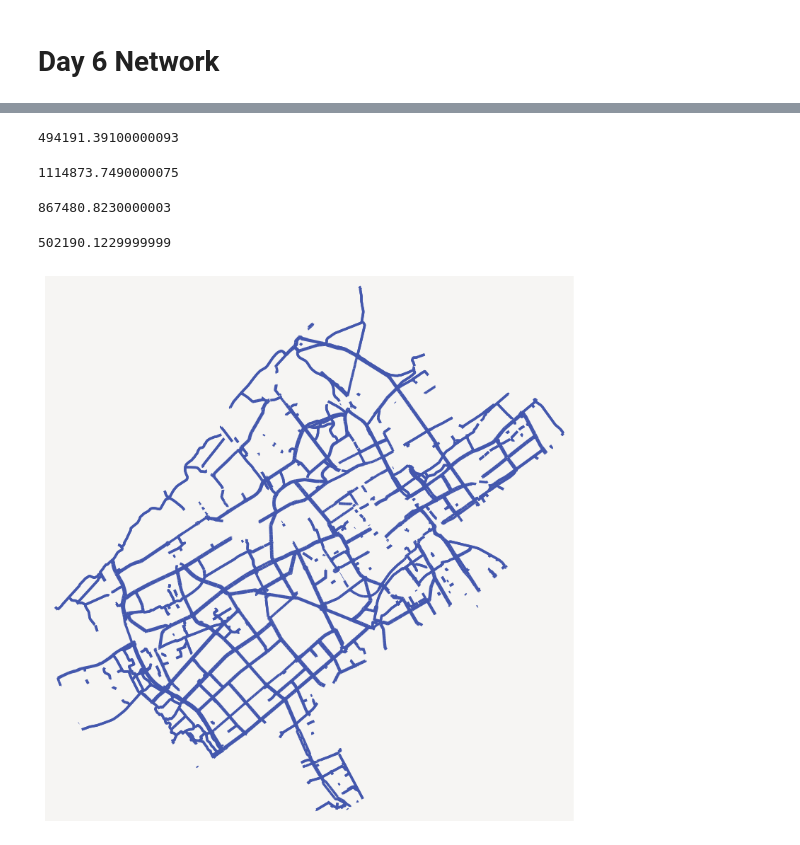
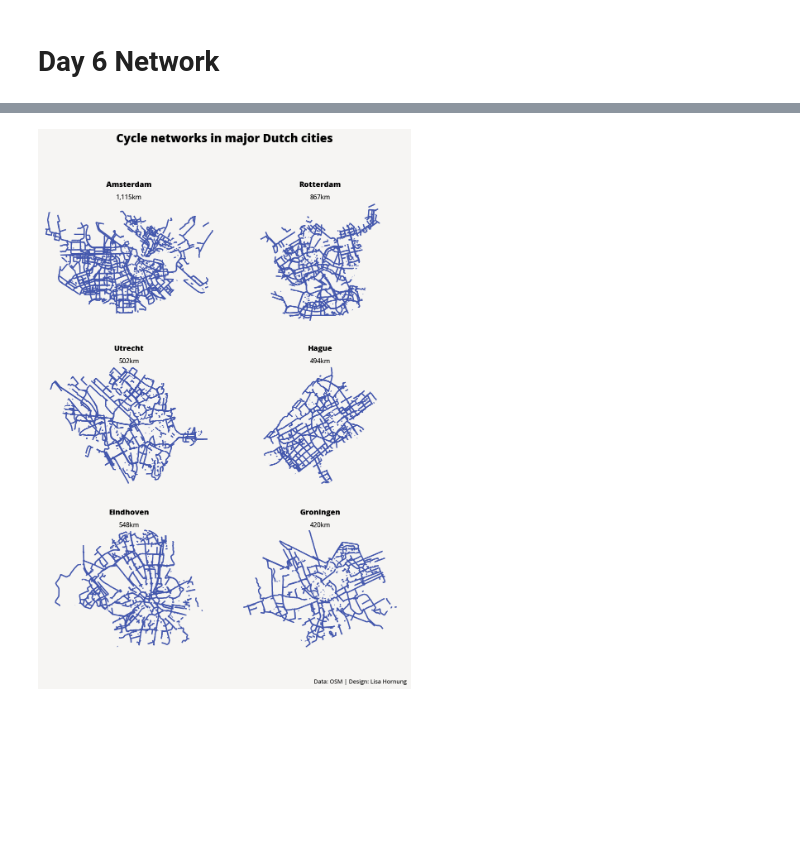
Before and after one commit to Lisa-Ho/30-day-map-challenge, a Jupyter notebook: 2022/Day6/netherlands-cycleways.ipynb, the cells around one changed output, grey strips where cells are left out. Cells and saved outputs as stored; diff of their text form; code cells hidden in the pictures; blank space fills up the shorter version.

Commit message:
finalised small multiples plot

```diff
--- a/2022/Day6/netherlands-cycleways.ipynb
+++ b/2022/Day6/netherlands-cycleways.ipynb
@@ -30,36 +42,43 @@ amsterdam = get_cycleways_place("Amsterdam")
 rotterdam = get_cycleways_place("Rotterdam")
 utrecht = get_cycleways_place("Utrecht")
 hague = get_cycleways_place("The Hague")
-#antwerp = get_cycleways_place("Antwerp")
+eindhoven = get_cycleways_place("Eindhoven")
+groningen  = get_cycleways_place("Groningen ")
-# %%
-hague = get_cycleways_place("The Hague")
 # %%
+#get total length of cycle lanes (in meters)
+amsterdam_stats = ox.basic_stats(amsterdam)
+rotterdam_stats = ox.basic_stats(rotterdam)
+utrecht_stats = ox.basic_stats(utrecht)
 hague_stats = ox.basic_stats(hague)
-hague_stats["edge_length_total"]
+eindhoven_stats = ox.basic_stats(eindhoven)
+groningen_stats = ox.basic_stats(groningen)
-# %% [output]
-494191.39100000093
-# %%
-amsterdam_stats = ox.basic_stats(amsterdam)
-amsterdam_stats["edge_length_total"]
-# %% [output]
-1114873.7490000075
-# %%
-rotterdam_stats = ox.basic_stats(rotterdam)
-rotterdam_stats["edge_length_total"]
-# %% [output]
-867480.8230000003
-# %%
-utrecht_stats = ox.basic_stats(utrecht)
-utrecht_stats["edge_length_total"]
-# %% [output]
-502190.1229999999
+# %%
+cities = [amsterdam, rotterdam, utrecht, hague, eindhoven, groningen]
+cities_names = ["Amsterdam", "Rotterdam", "Utrecht", "Hague", "Eindhoven", "Groningen"]
+cities_stats =  [amsterdam_stats, rotterdam_stats, utrecht_stats, hague_stats, eindhoven_stats, groningen_stats]
 # %%
 #Plot
-fig, ax = plt.subplots(figsize=(10,10))
-ax.set_facecolor("#F6F5F3")
+fig, axs = plt.subplots(3,2, figsize=(9, 12))
+plt.subplots_adjust(left=0.01, bottom=0.05, right=0.99, top=0.95, wspace=0.1, hspace=0.35)
+cols = { "bg": "#F6F5F3", "lines": "#4357AD"}
+fig.set_facecolor(cols["bg"])
 
-ox.plot_graph(hague, ax=ax, node_size=0, edge_color="#4357AD", edge_linewidth=2.5,
-              show=False, close=False)
+for i in range(len(cities)):
+    ax =  axs.flatten()[i]
+    ox.plot_graph(cities[i], ax=ax, node_size=0, edge_color=cols["lines"], edge_linewidth=2, show=False, close=False)
+    pos = ax.get_position()
+    ypos = [0.98, 0.98, 0.65, 0.65, 0.32, 0.32 ]
+    plt.figtext(pos.x0+ (pos.x1-pos.x0)/2, ypos[i],  cities_names[i], fontsize=13, ha="center",fontproperties=title_font)
+    plt.figtext( pos.x0+ (pos.x1-pos.x0)/2, ypos[i] - 0.025,  '{:,.0f}km'.format(cities_stats[i]["edge_length_total"]/1000),
+                fontsize=11, ha="center", fontproperties=label_font)
+    ax.set_facecolor(cols["bg"])
+
+plt.figtext(0.5, 1.07,  "Cycle networks in major Dutch cities" , fontsize=20, ha="center",fontproperties=title_font)
+plt.figtext(0.99, -0.02,  "Data: OSM | Design: Lisa Hornung" , fontsize=10, ha="right",fontproperties=label_font)
+
+#save
+plt.savefig("cycle-networks-netherlands.png", bbox_inches='tight',  transparent=False, pad_inches=0.7)
+
 plt.show()
 # %% [output]
-[figure, old version]
+[figure, new version]
```
Also changed, not shown: parts of 4 cells of this notebook.
